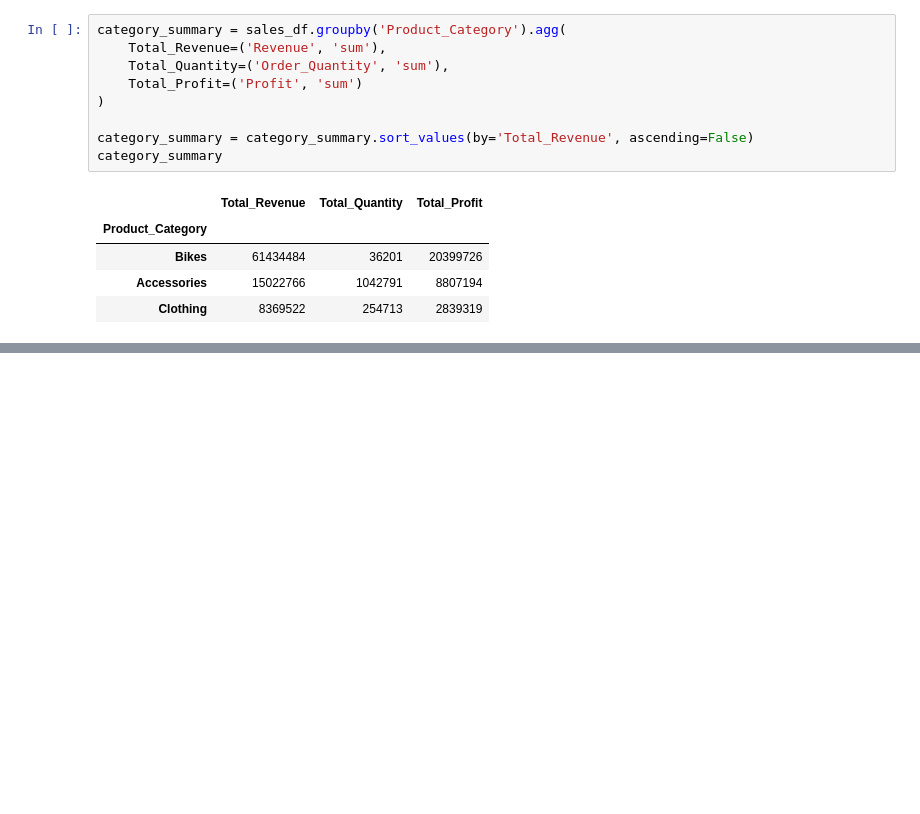
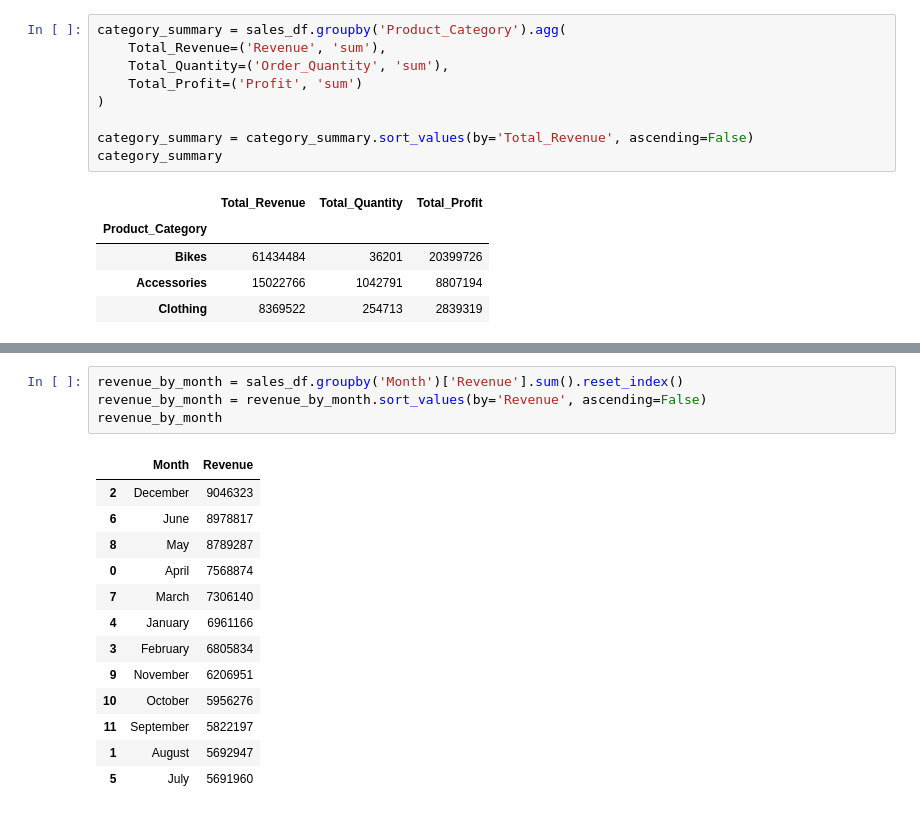
Before and after one commit to vidushanpathir505-bot/academic-data-wrangler, a Jupyter notebook: sales-data-analysis/sales_analysis.ipynb, the cells around one changed output, grey strips where cells are left out. Cells and saved outputs as stored; diff of their text form; blank space fills up the shorter version.

```diff
--- a/sales-data-analysis/sales_analysis.ipynb
+++ b/sales-data-analysis/sales_analysis.ipynb
@@ -416,0 +452,18 @@ Name: Profit, Length: 130, dtype: int64
+# %%
+revenue_by_month = sales_df.groupby('Month')['Revenue'].sum().reset_index()
+revenue_by_month = revenue_by_month.sort_values(by='Revenue', ascending=False)
+revenue_by_month
+# %% [output]
+|  | Month | Revenue |
+| 2 | December | 9046323 |
+| 6 | June | 8978817 |
+| 8 | May | 8789287 |
+| 0 | April | 7568874 |
+| 7 | March | 7306140 |
+| 4 | January | 6961166 |
+| 3 | February | 6805834 |
+| 9 | November | 6206951 |
+| 10 | October | 5956276 |
+| 11 | September | 5822197 |
+| 1 | August | 5692947 |
+| 5 | July | 5691960 |
```
Also changed, not shown: parts of 14 cells of this notebook.
